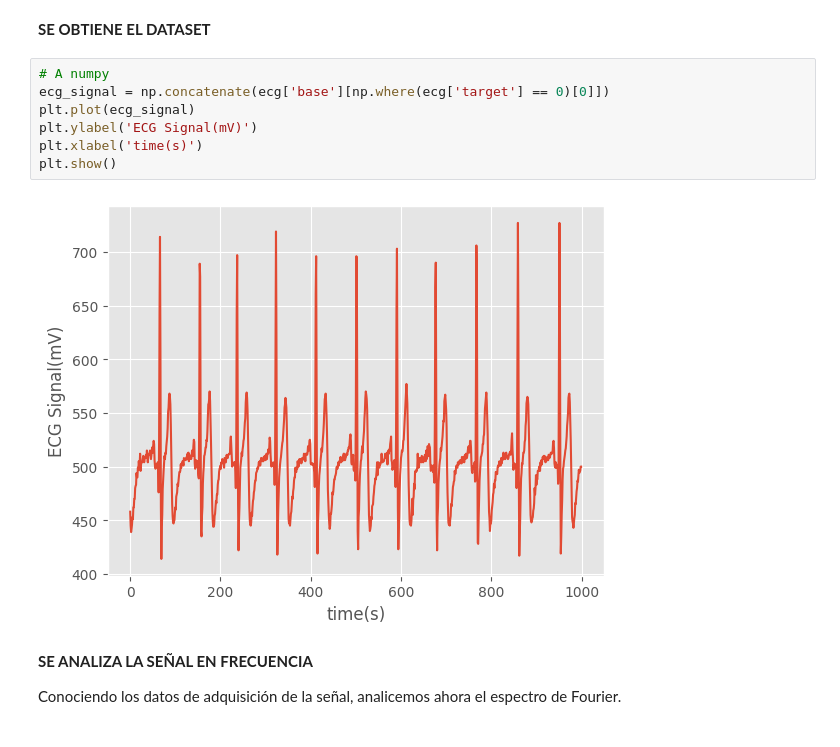
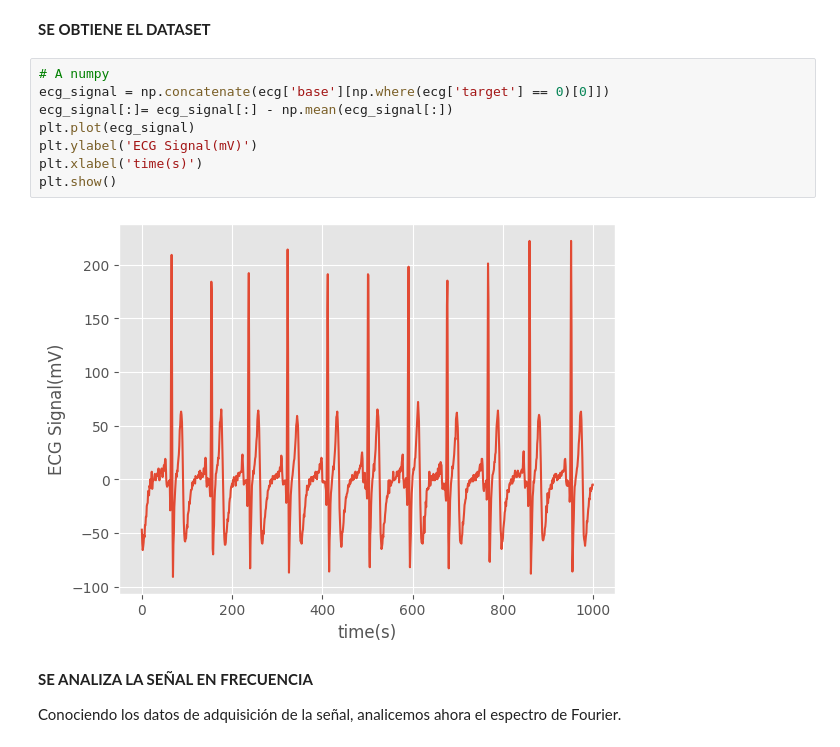
Before and after one commit to maximodavidcamposespejo/GRUPO5_ISB, a Jupyter notebook: Introducción a Señales Biomédicas/Laboratorio 8 - Análisis ECG/Código/Filtrado.ipynb, the cells around one changed output. Drawn from its saved outputs; the diff is of its cells as text.

Commit message:
-mean

```diff
--- a/Introducción a Señales Biomédicas/Laboratorio 8 - Análisis ECG/Código/Filtrado.ipynb
+++ b/Introducción a Señales Biomédicas/Laboratorio 8 - Análisis ECG/Código/Filtrado.ipynb
@@ -108,12 +108,13 @@ from math import log10
 # %%
 # A numpy
 ecg_signal = np.concatenate(ecg['base'][np.where(ecg['target'] == 0)[0]])
+ecg_signal[:]= ecg_signal[:] - np.mean(ecg_signal[:])
 plt.plot(ecg_signal)
 plt.ylabel('ECG Signal(mV)')
 plt.xlabel('time(s)')
 plt.show()
 # %% [output]
-[figure, old version]
+[figure, new version]
 # %% [markdown]
 **SE ANALIZA LA SEÑAL EN FRECUENCIA**
 
```
Also changed, not shown: parts of 12 cells of this notebook.
